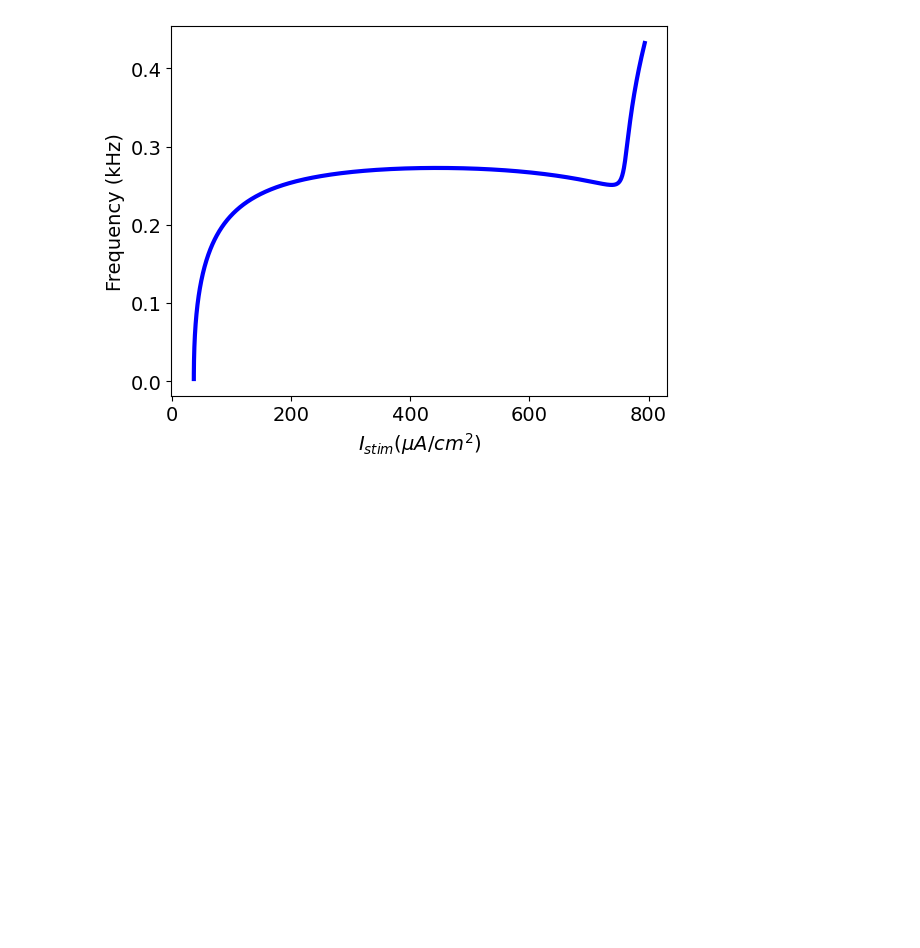
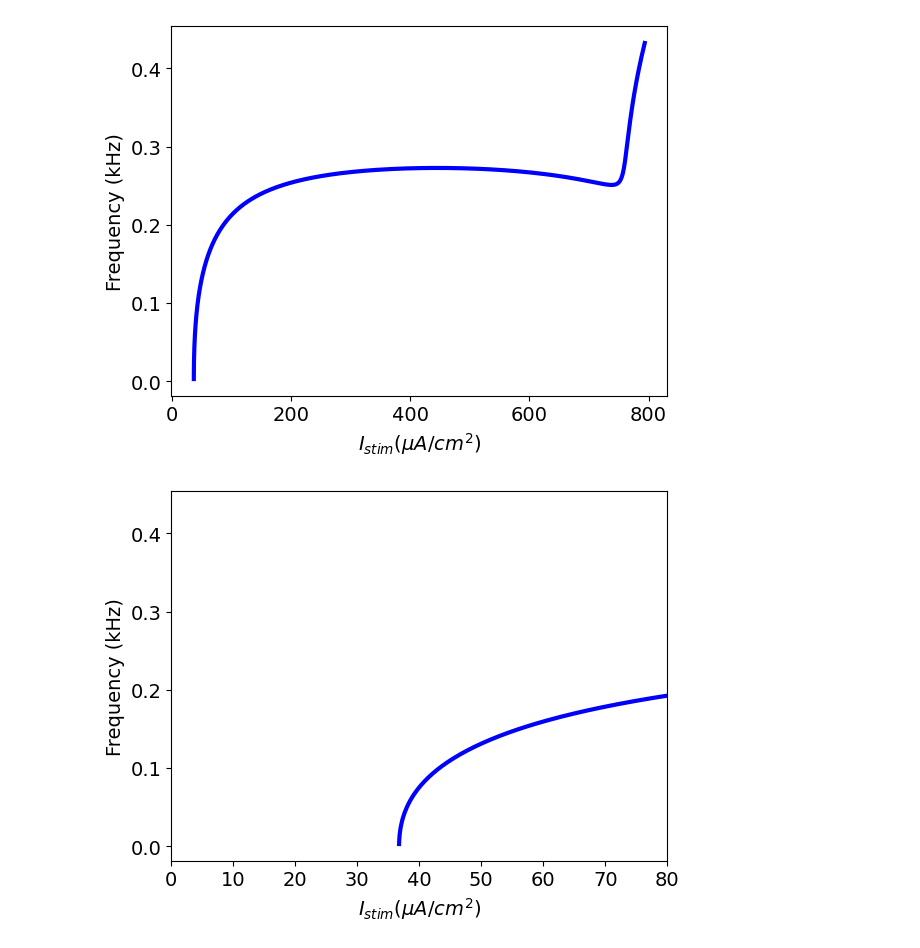
Before and after one commit to sstanbridge09/biologyCoursework, a Jupyter notebook: periodLimCycPlotting.ipynb, the cells around one changed output. Drawn from its saved outputs; the diff is of its cells as text; code cells hidden in the pictures; blank space fills up the shorter version.

```diff
--- a/periodLimCycPlotting.ipynb
+++ b/periodLimCycPlotting.ipynb
@@ -1,15 +1,21 @@
 # %%
 import matplotlib.pyplot as plt
 import pandas as pd
 
 
 file_path = r"C:\xppall\limCyclePeriod.dat"
 plt.rcParams.update({'font.size': 14,'lines.linewidth': 3})
 df = pd.read_csv(file_path, delimiter="\s+", header=None)
 convergedPeriods = df[df.iloc[:,3]==3]
 plt.plot(convergedPeriods.iloc[:,0],1/convergedPeriods.iloc[:,1],'b')
 plt.ylabel("Frequency (kHz)")
 plt.xlabel(r"$I_{stim} (\mu A/cm^2)$")
 plt.show()
+plt.plot(convergedPeriods.iloc[:,0],1/convergedPeriods.iloc[:,1],'b')
+plt.ylabel("Frequency (kHz)")
+plt.xlabel(r"$I_{stim} (\mu A/cm^2)$")
+plt.xlim([0,80])
+plt.show()
 # %% [output]
 [figure]
+[figure, added]
```
Also changed, not shown: 3 other files.
